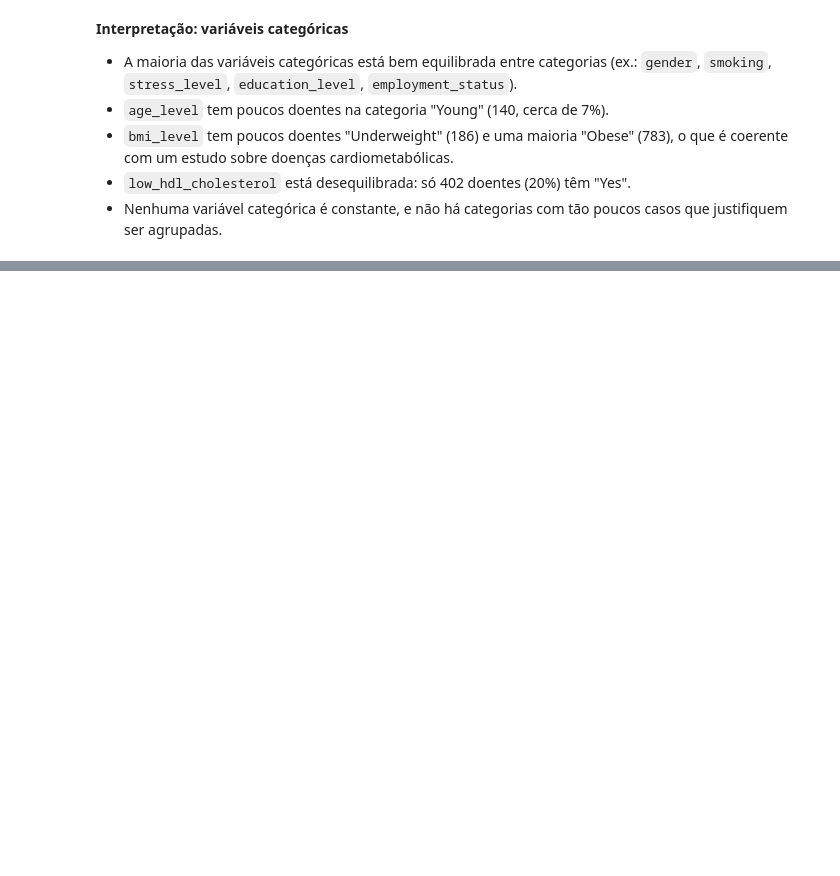
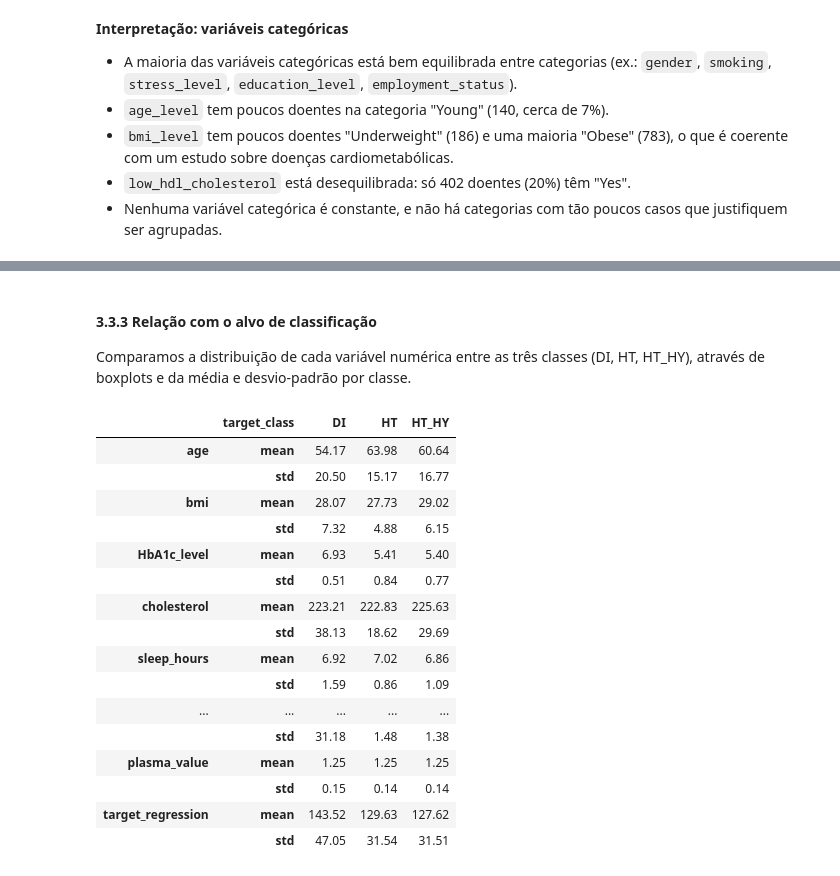
Before and after one commit to 1231478-Ellah-Fleischmann/APRAU-PROJETO, a Jupyter notebook: notebooks/APRAU_EFG_M1A_1231478_1230806.ipynb, the cells around one changed output, grey strips where cells are left out. Cells and saved outputs as stored; diff of their text form; code cells hidden in the pictures; blank space fills up the shorter version.

```diff
--- a/notebooks/APRAU_EFG_M1A_1231478_1230806.ipynb
+++ b/notebooks/APRAU_EFG_M1A_1231478_1230806.ipynb
@@ -308,0 +357,24 @@ df.groupby('target_class')[cols].agg(['mean', 'std']).round(2)
+# %% [markdown]
+#### 3.3.3 Relação com o alvo de classificação
+
+Comparamos a distribuição de cada variável numérica entre as três classes (DI, HT, HT_HY), através de boxplots e da média e desvio-padrão por classe.
+# %%
+df.groupby('target_class')[cols_uteis + ['target_regression']].agg(['mean', 'std']).round(2).T
+# %% [output]
+|  | target_class | DI | HT | HT_HY |
+| age | mean | 54.17 | 63.98 | 60.64 |
+|  | std | 20.50 | 15.17 | 16.77 |
+| bmi | mean | 28.07 | 27.73 | 29.02 |
+|  | std | 7.32 | 4.88 | 6.15 |
+| HbA1c_level | mean | 6.93 | 5.41 | 5.40 |
+|  | std | 0.51 | 0.84 | 0.77 |
+| cholesterol | mean | 223.21 | 222.83 | 225.63 |
+|  | std | 38.13 | 18.62 | 29.69 |
+| sleep_hours | mean | 6.92 | 7.02 | 6.86 |
+|  | std | 1.59 | 0.86 | 1.09 |
+| ... | ... | ... | ... | ... |
+|  | std | 31.18 | 1.48 | 1.38 |
+| plasma_value | mean | 1.25 | 1.25 | 1.25 |
+|  | std | 0.15 | 0.14 | 0.14 |
+| target_regression | mean | 143.52 | 129.63 | 127.62 |
+|  | std | 47.05 | 31.54 | 31.51 |
```
Also changed, not shown: parts of 12 cells of this notebook.
